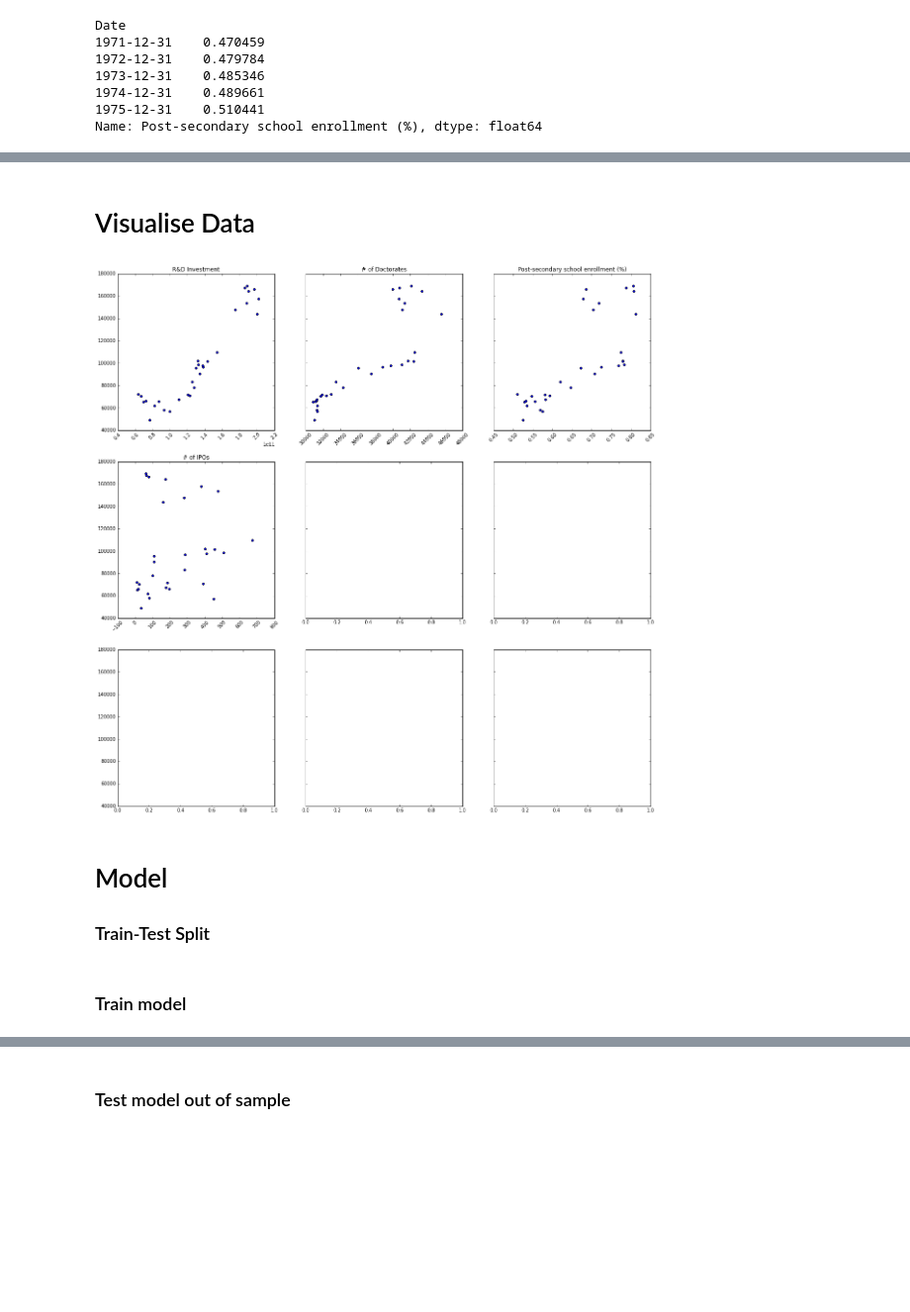
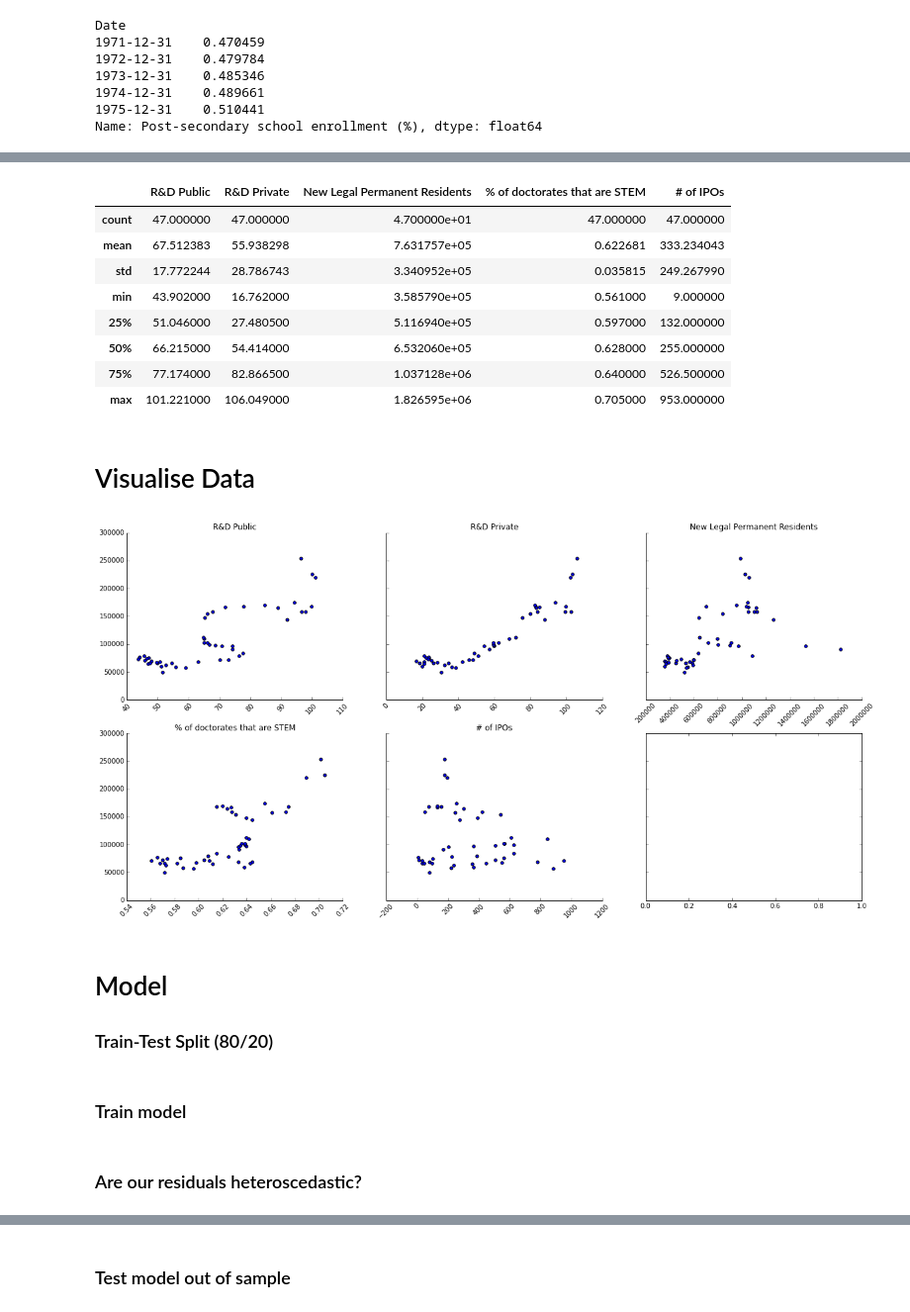
Before and after one commit to jameschristopher/ECON482, a Jupyter notebook: final_project/regressors.ipynb, the cells around one changed output, grey strips where cells are left out. Shown at 99% size. Saved outputs shown, nothing was run; the diff lists cells and outputs as text; code cells hidden in the pictures; blank space fills up the shorter version.

Commit message:
finished up data cruncing for presentation

```diff
--- a/final_project/regressors.ipynb
+++ b/final_project/regressors.ipynb
@@ -130,9 +131,7 @@ Freq: A-DEC, Name: Unemployment rate (%), dtype: float64
 # %% [markdown]
 ### [Immigration](http://www.migrationpolicy.org/programs/data-hub/charts/immigrant-population-over-time?width=1000&height=850&iframe=true)
 # %%
-immigration = pd.read_csv('us_immigration.csv',
-                          index_col='Year',
-                          thousands=',', parse_dates=True)['Number of Legal Permanent Residents']
+immigration = pd.read_csv('us_immigration.csv', index_col='Year', thousands=',', parse_dates=True)['Number of Legal Permanent Residents']
 immigration.name = 'New Legal Permanent Residents'
 immigration = immigration.shift(-1, freq='D')
 # %%
@@ -181,5 +180,5 @@ Name: Post-secondary school enrollment (%), dtype: float64
 # %%
-ipos = get_quandl_data("RITTER/US_IPO_STATS")['Net Number of IPOs']
+ipos = get_quandl_data("RITTER/US_IPO_STATS")['Gross Number of IPOs']
 ipos.name = "# of IPOs"
 ipos = ipos.resample('A').sum()
 # %%
@@ -194,0 +196,6 @@ Freq: A-DEC, Name: # of IPOs, dtype: float64
+# %%
+stem_degree_percent = pd.read_csv("stem_degrees.csv", index_col='year', parse_dates=True)
+stem_degree_percent /= 100
+stem_degree_percent = stem_degree_percent.resample('A').first()
+stem_degree_percent = stem_degree_percent['Doctorate']
+stem_degree_percent.name = "% of doctorates that are STEM"
@@ -195,13 +212,15 @@ Freq: A-DEC, Name: # of IPOs, dtype: float64
 # %%
 list_of_factors = [
 #     natural_resources,
-    rd_investment,
-    doctorates,
+    rd_public,
+    rd_private,
+#     doctorates,
 #     venture_capital,
 #     unemployment,
-#     immigration,
+    immigration,
 #     cpi,
-    tertiary_education_enrollment,
+#     tertiary_education_enrollment,
+    stem_degree_percent,
     ipos
 ]
 # %%
@@ -242,18 +261,34 @@ factors.head()
+# %%
+factors.describe()
+# %% [output]
+|  | R&D Public | R&D Private | New Legal Permanent Residents | % of doctorates that are STEM | # of IPOs |
+| count | 47.000000 | 47.000000 | 4.700000e+01 | 47.000000 | 47.000000 |
+| mean | 67.512383 | 55.938298 | 7.631757e+05 | 0.622681 | 333.234043 |
+| std | 17.772244 | 28.786743 | 3.340952e+05 | 0.035815 | 249.267990 |
+| min | 43.902000 | 16.762000 | 3.585790e+05 | 0.561000 | 9.000000 |
+| 25% | 51.046000 | 27.480500 | 5.116940e+05 | 0.597000 | 132.000000 |
+| 50% | 66.215000 | 54.414000 | 6.532060e+05 | 0.628000 | 255.000000 |
+| 75% | 77.174000 | 82.866500 | 1.037128e+06 | 0.640000 | 526.500000 |
+| max | 101.221000 | 106.049000 | 1.826595e+06 | 0.705000 | 953.000000 |
 # %% [markdown]
 # Visualise Data
 # %%
-f, axes = plt.subplots(3, 3, sharey=True, figsize=(20,20))
+f, axes = plt.subplots(2, 3, sharey=True, figsize=(20,10))
 for factor, ax in zip(factors, axes.ravel()):
     ax.scatter(factors[factor], patents);
     ax.set_title(factor)
+    ax.spines['top'].set_visible(False)
+    ax.spines['right'].set_visible(False)
+    ax.xaxis.set_ticks_position('bottom')
+    ax.yaxis.set_ticks_position('left')
     for tick in ax.get_xticklabels():
         tick.set_rotation(45)
 # %% [output]
-[figure, old version]
+[figure, new version]
 # %% [markdown]
 # Model
 
-### Train-Test Split
+### Train-Test Split (80/20)
 # %%
 X_train, X_test, y_train, y_test = train_test_split(factors, patents, test_size=0.20)
 # %% [markdown]
@@ -262,3 +297,5 @@ X_train, X_test, y_train, y_test = train_test_split(factors, patents, test_size=
 model_factors = sm.add_constant(X_train)
 model = sm.OLS(y_train, model_factors)
 results = model.fit()
+# %% [markdown]
+### Are our residuals heteroscedastic?
```
Also changed, not shown: parts of 33 cells of this notebook, 4 other files.
